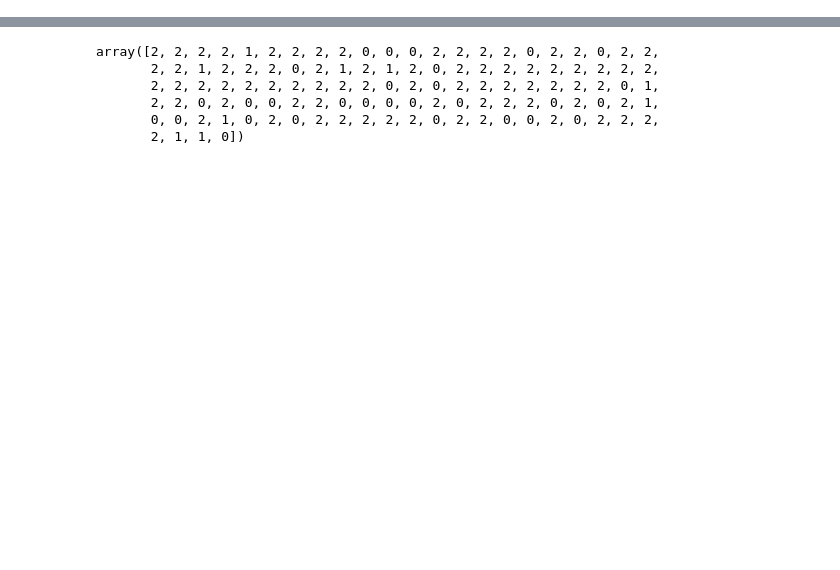
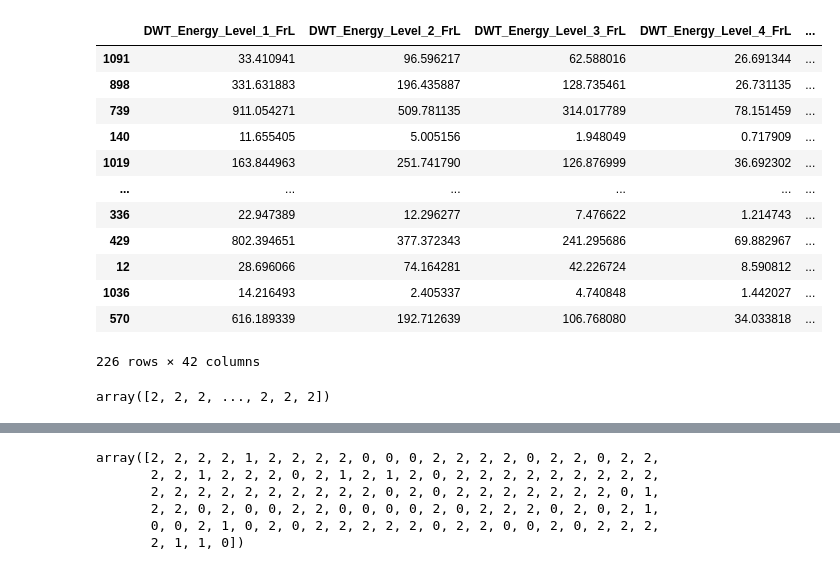
Before and after one commit to tarasovxx/classification-system-ekog, a Jupyter notebook: research/model.ipynb, the cells around one changed output, grey strips where cells are left out. Cells and saved outputs as stored; diff of their text form; code cells hidden in the pictures; blank space fills up the shorter version.

```diff
--- a/research/model.ipynb
+++ b/research/model.ipynb
@@ -94,0 +236,20 @@ Learning rate set to 0.5
+# %%
+X_test
+# %% [output]
+|  | DWT_Energy_Level_1_FrL | DWT_Energy_Level_2_FrL | DWT_Energy_Level_3_FrL | DWT_Energy_Level_4_FrL | ... |
+| 1091 | 33.410941 | 96.596217 | 62.588016 | 26.691344 | ... |
+| 898 | 331.631883 | 196.435887 | 128.735461 | 26.731135 | ... |
+| 739 | 911.054271 | 509.781135 | 314.017789 | 78.151459 | ... |
+| 140 | 11.655405 | 5.005156 | 1.948049 | 0.717909 | ... |
+| 1019 | 163.844963 | 251.741790 | 126.876999 | 36.692302 | ... |
+| ... | ... | ... | ... | ... | ... |
+| 336 | 22.947389 | 12.296277 | 7.476622 | 1.214743 | ... |
+| 429 | 802.394651 | 377.372343 | 241.295686 | 69.882967 | ... |
+| 12 | 28.696066 | 74.164281 | 42.226724 | 8.590812 | ... |
+| 1036 | 14.216493 | 2.405337 | 4.740848 | 1.442027 | ... |
+| 570 | 616.189339 | 192.712639 | 106.768080 | 34.033818 | ... |
+226 rows × 42 columns
+# %%
+label_encoder.inverse_transform(df['LABEL'])
+# %% [output]
+array([2, 2, 2, ..., 2, 2, 2])
```
Also changed, not shown: parts of 18 cells of this notebook, 6 other files.
